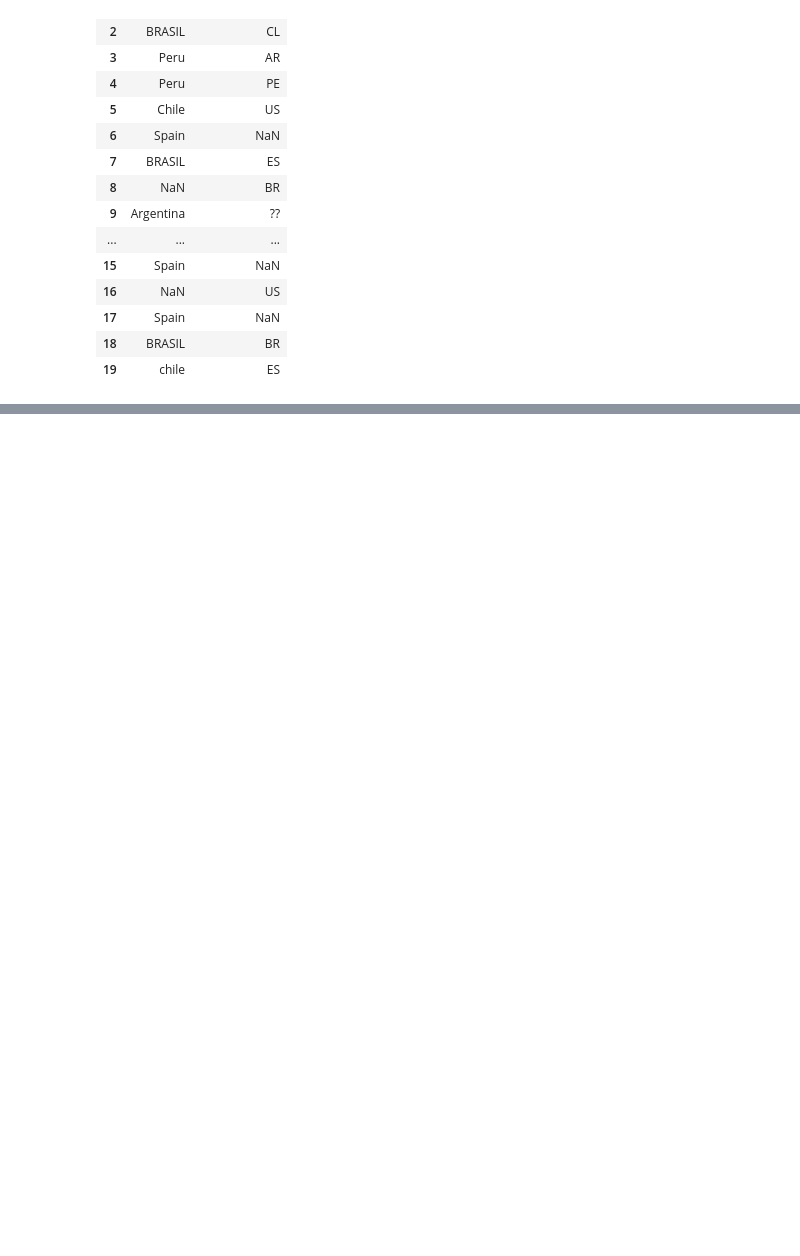
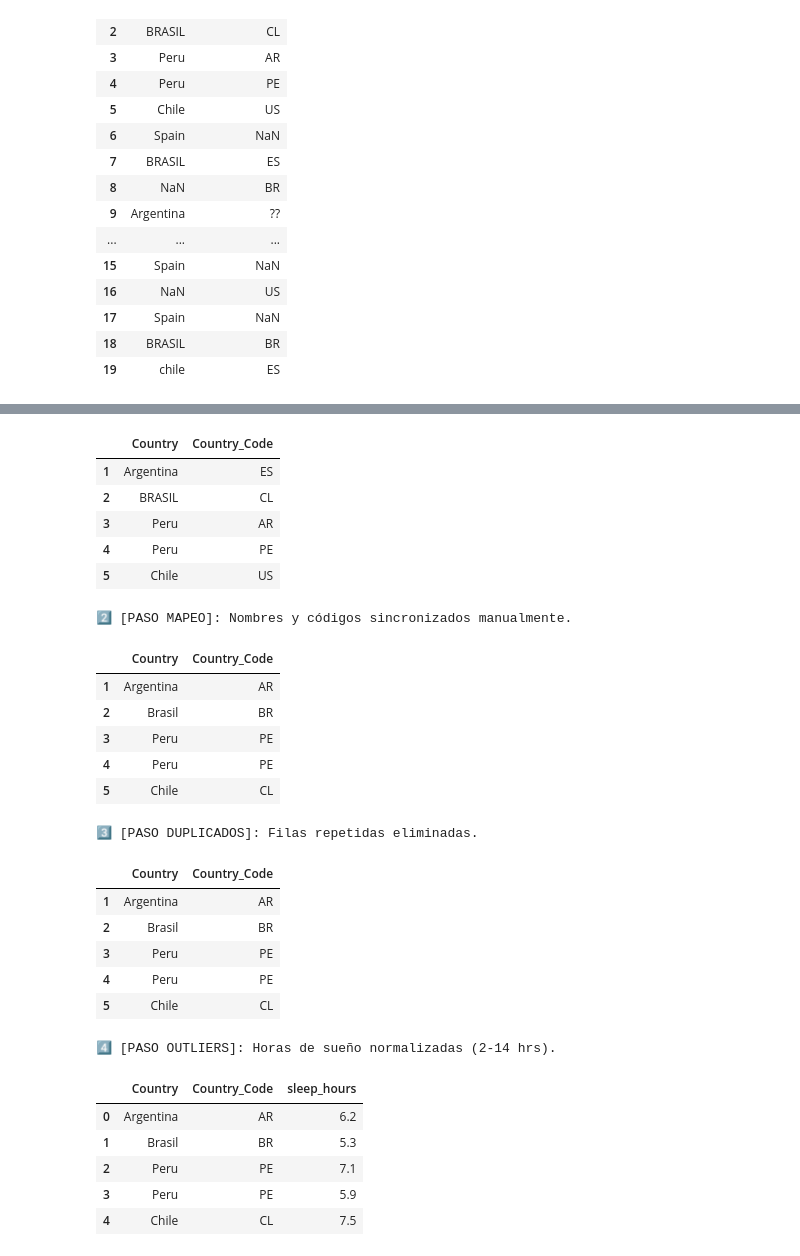
Before and after one commit to kevinn78/salud_mental, a Jupyter notebook: Proyecto.ipynb, the cells around one changed output, grey strips where cells are left out. Drawn from its saved outputs; the diff is of its cells as text; code cells hidden in the pictures; blank space fills up the shorter version.

```diff
--- a/Proyecto.ipynb
+++ b/Proyecto.ipynb
@@ -33,3 +33,55 @@ Mounted at /content/drive
 | 17 | Spain | NaN |
 | 18 | BRASIL | BR |
 | 19 | chile | ES |
+# %%
+# --- FASE 2:  ---
+import numpy as np
+
+print("🛠️ INICIANDO TRATAMIENTO ARTESANAL...\n")
+df_clean = df_mental.copy()
+
+# --- PASO 1: TRATAMIENTO DE NULOS (NaN) ---
+df_clean.dropna(subset=['Country'], inplace=True)
+print("1️⃣ [PASO NULOS]: Registros vacíos eliminados.")
+display(df_clean[['Country', 'Country_Code']].head(5))
+
+# --- PASO 2: MAPEO MANUAL (PAÍSES Y CÓDIGOS) ---
+# Aquí corregimos Argentina, Perú, España y EE.UU. de forma manual
+def mapeo_artesanal(row):
+    pais = str(row['Country']).strip().upper()
+    if 'ARGENT' in pais:
+        row['Country'], row['Country_Code'] = 'Argentina', 'AR'
+    elif 'PERU' in pais:
+        row['Country'], row['Country_Code'] = 'Peru', 'PE'
+    elif 'SPAIN' in pais or 'ESPA' in pais:
+        row['Country'], row['Country_Code'] = 'España', 'ES'
+    elif any(x in pais for x in ['USA', 'UNITED STATES', 'EEUU']):
+        row['Country'], row['Country_Code'] = 'Estados Unidos', 'US'
+    elif 'CHILE' in pais:
+        row['Country'], row['Country_Code'] = 'Chile', 'CL'
+    elif 'BRASIL' in pais or 'BRAZIL' in pais:
+        row['Country'], row['Country_Code'] = 'Brasil', 'BR'
+    else:
+        row['Country'] = pais.title()
+    return row
+
+df_clean = df_clean.apply(mapeo_artesanal, axis=1)
+print("\n2️⃣ [PASO MAPEO]: Nombres y códigos sincronizados manualmente.")
+display(df_clean[['Country', 'Country_Code']].head(5))
+
+# --- PASO 3: TRATAMIENTO DE DUPLICADOS ---
+df_clean.drop_duplicates(inplace=True)
+print("\n3️⃣ [PASO DUPLICADOS]: Filas repetidas eliminadas.")
+display(df_clean[['Country', 'Country_Code']].head(5))
+
+# --- PASO 4: CONTROL DE VALORES ATÍPICOS (OUTLIERS) ---
+# Decidimos un rango de 2 a 14 horas.
+# Mantenemos los extremos (2 y 14) porque en salud mental, dormir muy poco o demasiado
+# son indicadores críticos de riesgo. Solo eliminamos lo biológicamente imposible.
+
+
+df_clean['sleep_hours'] = np.clip(df_clean['sleep_hours'], a_min=2, a_max=14)
+print("\n4️⃣ [PASO OUTLIERS]: Horas de sueño normalizadas (2-14 hrs).")
+df_clean.reset_index(drop=True, inplace=True)
+display(df_clean[['Country', 'Country_Code', 'sleep_hours']].head(5))
+# %% [output]
@@ -35,0 +91,27 @@ Mounted at /content/drive
+|  | Country | Country_Code |
+| 1 | Argentina | ES |
+| 2 | BRASIL | CL |
+| 3 | Peru | AR |
+| 4 | Peru | PE |
+| 5 | Chile | US |
+2️⃣ [PASO MAPEO]: Nombres y códigos sincronizados manualmente.
+|  | Country | Country_Code |
+| 1 | Argentina | AR |
+| 2 | Brasil | BR |
+| 3 | Peru | PE |
+| 4 | Peru | PE |
+| 5 | Chile | CL |
+3️⃣ [PASO DUPLICADOS]: Filas repetidas eliminadas.
+|  | Country | Country_Code |
+| 1 | Argentina | AR |
+| 2 | Brasil | BR |
+| 3 | Peru | PE |
+| 4 | Peru | PE |
+| 5 | Chile | CL |
+4️⃣ [PASO OUTLIERS]: Horas de sueño normalizadas (2-14 hrs).
+|  | Country | Country_Code | sleep_hours |
+| 0 | Argentina | AR | 6.2 |
+| 1 | Brasil | BR | 5.3 |
+| 2 | Peru | PE | 7.1 |
+| 3 | Peru | PE | 5.9 |
+| 4 | Chile | CL | 7.5 |
```
Also changed, not shown: parts of 1 cell of this notebook.
